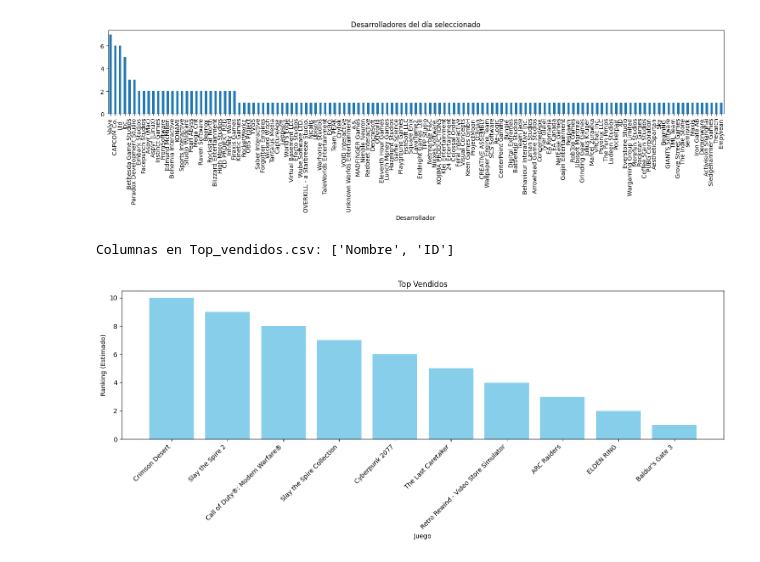
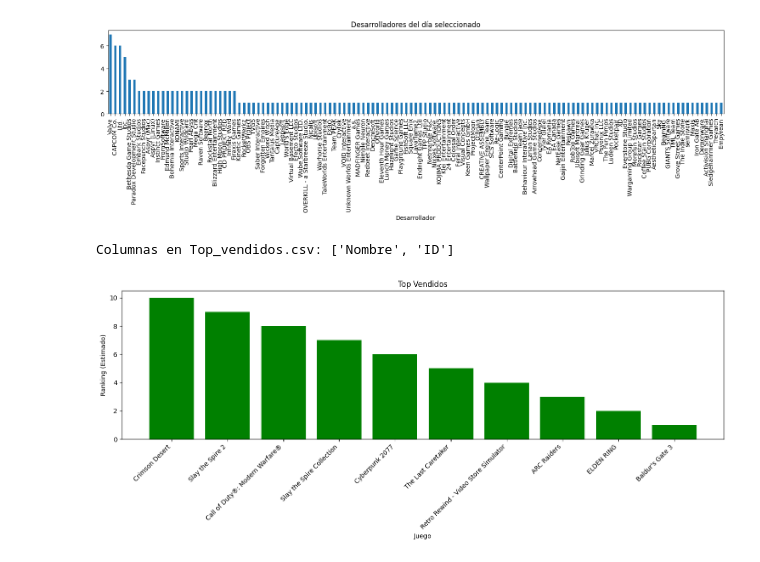
Before and after one commit to PabloOR58/spvj, a Jupyter notebook: Notebooks/graficas.ipynb, the cells around one changed output. Cells and saved outputs as stored; diff of their text form; code cells hidden in the pictures.

```diff
--- a/Notebooks/graficas.ipynb
+++ b/Notebooks/graficas.ipynb
@@ -125,32 +125,32 @@ plt.show()
 
 print("Columnas en Top_vendidos.csv:", vendidos_filtrados.columns.tolist())
 
 
 
 vendidos_filtrados = vendidos_filtrados.head(10)
 
 if 'Ventas' in vendidos_filtrados.columns:
     y = vendidos_filtrados['Ventas']
     ylabel = 'Ventas'
 elif 'Ranking' in vendidos_filtrados.columns:
     y = vendidos_filtrados['Ranking']
     ylabel = 'Ranking'
 else:
 
     vendidos_filtrados = vendidos_filtrados.reset_index(drop=True)
     y = range(len(vendidos_filtrados), 0, -1)
     ylabel = 'Ranking (Estimado)'
 
 x = vendidos_filtrados['Nombre']
 
 plt.figure(figsize=(14, 6))
-plt.bar(x, y, color='skyblue')
+plt.bar(x, y, color='green')
 plt.xlabel('Juego')
 plt.ylabel(ylabel)
 plt.title('Top Vendidos')
 plt.xticks(rotation=45, ha='right', fontsize=10)
 plt.tight_layout()
 plt.show()
 # %% [output]
 Columnas en Top_vendidos.csv: ['Nombre', 'ID']
-[figure, old version]
+[figure, new version]
```
Also changed, not shown: 3 other files.
